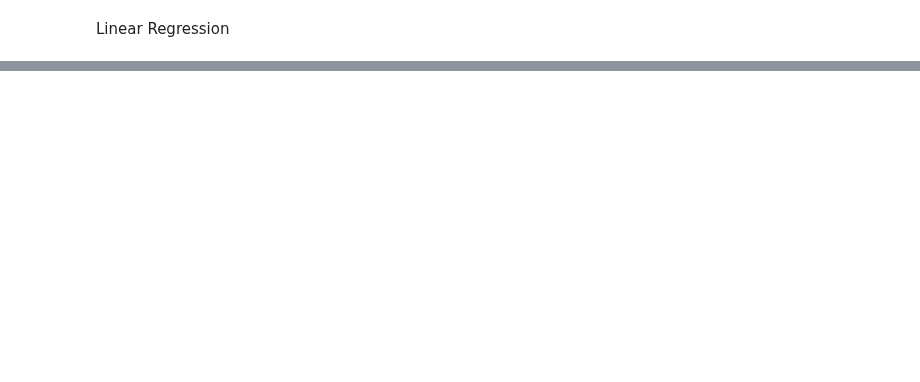
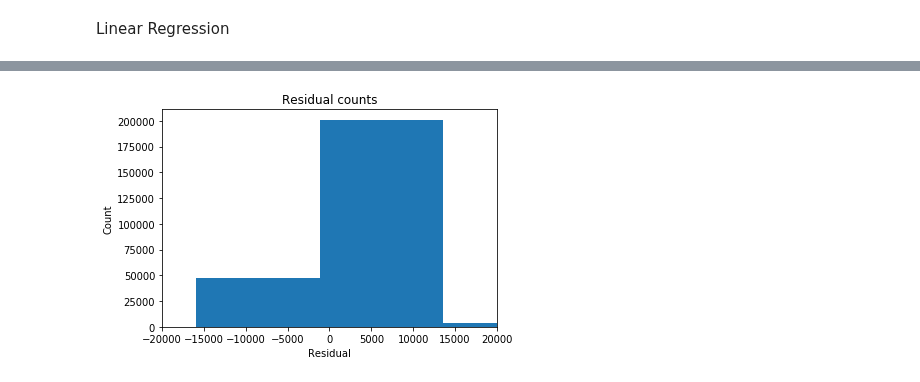
Before and after one commit to efuller11/Thinkful, a Jupyter notebook: Unit 3 lesson 1 Challenge Model Comparison.ipynb, the cells around one changed output, grey strips where cells are left out. Drawn from its saved outputs; the diff is of its cells as text; code cells hidden in the pictures; blank space fills up the shorter version.

```diff
--- a/Unit 3 lesson 1 Challenge Model Comparison.ipynb
+++ b/Unit 3 lesson 1 Challenge Model Comparison.ipynb
@@ -217,0 +213,9 @@ R-squared:
+# %%
+plt.hist(residual)
+plt.title('Residual counts')
+plt.xlabel('Residual')
+plt.ylabel('Count')
+plt.xlim(-20000, 20000)
+plt.show()
+# %% [output]
+[figure, added]
```
Also changed, not shown: parts of 33 cells of this notebook.
